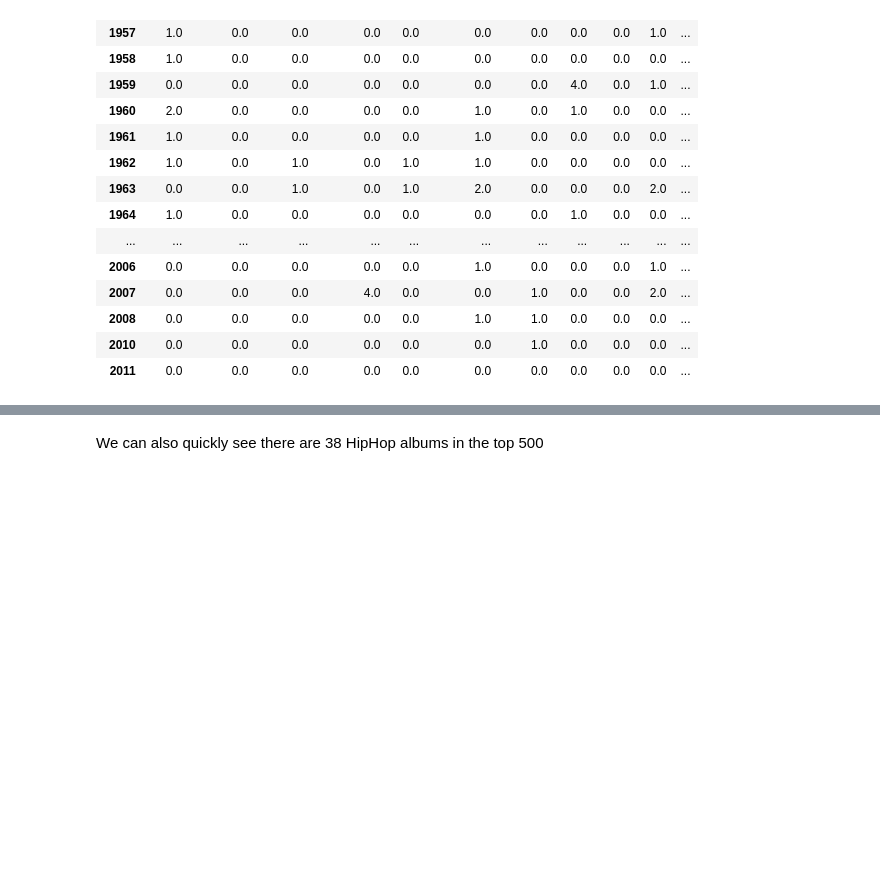
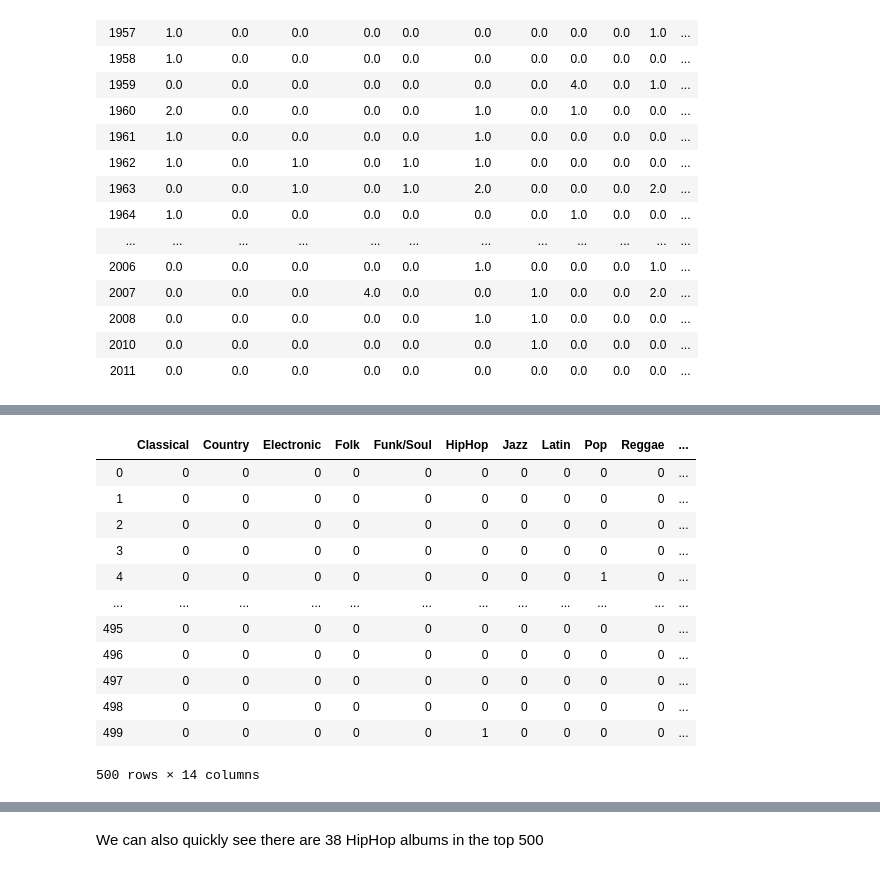
Before and after one commit to RobNewt/Data-Analysis, a Jupyter notebook: Rolling Stone's Top 500 (EDA).ipynb, the cells around one changed output, grey strips where cells are left out. Drawn from its saved outputs; the diff is of its cells as text; code cells hidden in the pictures; blank space fills up the shorter version.

```diff
--- a/Rolling Stone's Top 500 (EDA).ipynb
+++ b/Rolling Stone's Top 500 (EDA).ipynb
@@ -164,0 +192,18 @@ df.head()
+# %%
+test_df = pd.get_dummies(big_df['genre'],drop_first=True)
+test_df = test_df.sum(level=[0])
+test_df
+# %% [output]
+|  | Classical | Country | Electronic | Folk | Funk/Soul | HipHop | Jazz | Latin | Pop | Reggae | ... |
+| 0 | 0 | 0 | 0 | 0 | 0 | 0 | 0 | 0 | 0 | 0 | ... |
+| 1 | 0 | 0 | 0 | 0 | 0 | 0 | 0 | 0 | 0 | 0 | ... |
+| 2 | 0 | 0 | 0 | 0 | 0 | 0 | 0 | 0 | 0 | 0 | ... |
+| 3 | 0 | 0 | 0 | 0 | 0 | 0 | 0 | 0 | 0 | 0 | ... |
+| 4 | 0 | 0 | 0 | 0 | 0 | 0 | 0 | 0 | 1 | 0 | ... |
+| ... | ... | ... | ... | ... | ... | ... | ... | ... | ... | ... | ... |
+| 495 | 0 | 0 | 0 | 0 | 0 | 0 | 0 | 0 | 0 | 0 | ... |
+| 496 | 0 | 0 | 0 | 0 | 0 | 0 | 0 | 0 | 0 | 0 | ... |
+| 497 | 0 | 0 | 0 | 0 | 0 | 0 | 0 | 0 | 0 | 0 | ... |
+| 498 | 0 | 0 | 0 | 0 | 0 | 0 | 0 | 0 | 0 | 0 | ... |
+| 499 | 0 | 0 | 0 | 0 | 0 | 1 | 0 | 0 | 0 | 0 | ... |
+500 rows × 14 columns
```
Also changed, not shown: parts of 18 cells of this notebook.
